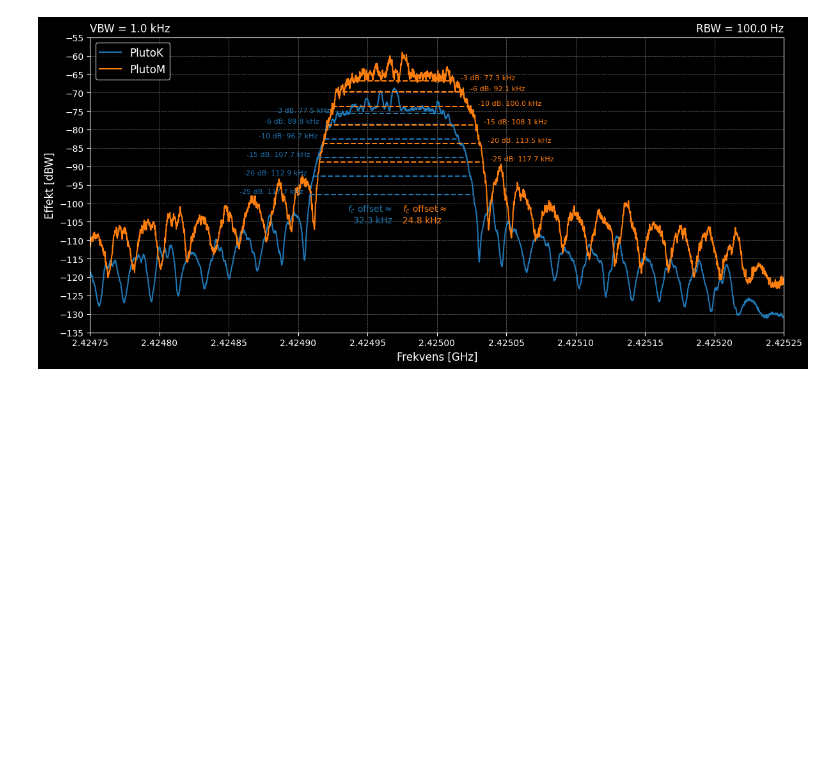
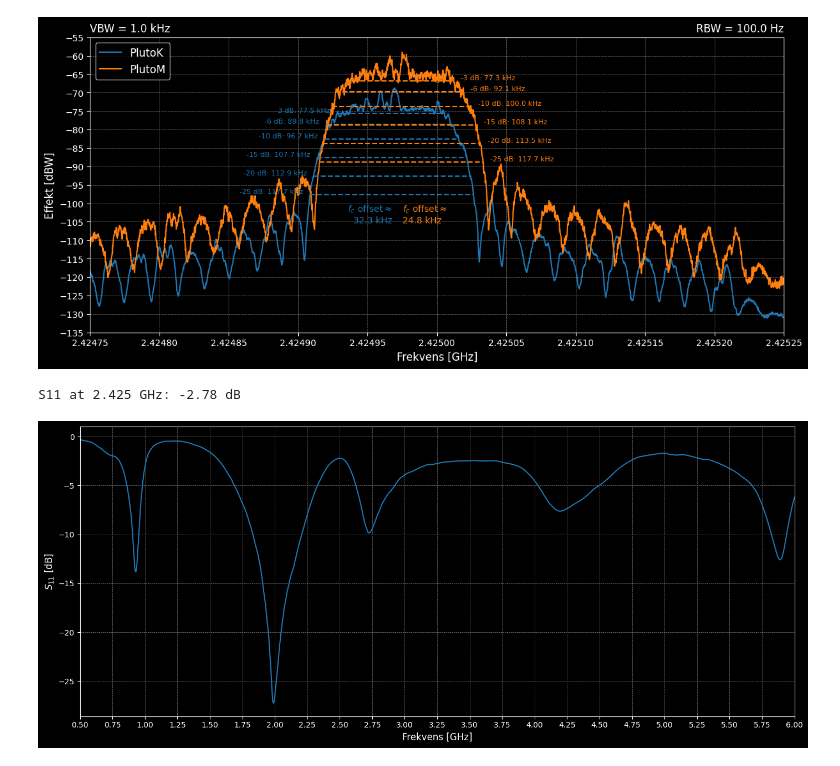
Before and after one commit to SkaugJr/TTT4145-Radiokommunikasjon, a Jupyter notebook: Prosjekt/meas.ipynb, the cells around one changed output. Cells and saved outputs as stored; diff of their text form; code cells hidden in the pictures; blank space fills up the shorter version.

```diff
--- a/Prosjekt/meas.ipynb
+++ b/Prosjekt/meas.ipynb
@@ -76,3 +76,39 @@ plt.show()
 PlutoK peak offset: 32.29 kHz
 PlutoM peak offset: 24.79 kHz
 [figure]
+# %%
+import skrf as rf
+import matplotlib.pyplot as plt
+import numpy as np
+
+# Last inn S11-data
+filnavn = "Måling/RadiokomDipolAntenne.s1p"
+antenne = rf.Network(filnavn)
+
+# Frekvens i Hz og S11 i dB
+freq = antenne.f / 1e9
+s11_db = antenne.s11.s_db.flatten()
+
+# find S11 at a certain frequency
+freq_target = 2.425 # Target frequency in Hz
+freq_target_index = np.argmin(np.abs(freq - freq_target))
+s11_target = s11_db[freq_target_index]
+print(f"S11 at {freq_target:.3f} GHz: {s11_target:.2f} dB")
+
+# Plot hele
+plt.style.use('dark_background')
+plt.figure(figsize=(14, 6))
+plt.plot(freq, s11_db, label="S11 (dB)", color='tab:blue')
+#plt.annotate("")
+plt.xlabel("Frekvens [GHz]")
+plt.ylabel("S11 [dB]")
+plt.xticks(np.arange(min(freq), max(freq)+0.1, 0.25))
+plt.xlim(min(freq), max(freq))
+plt.grid(color='gray', linestyle='--', linewidth=0.5)
+plt.ylabel(r'$S_{11}$ [dB]', fontsize=12)
+plt.xlabel('Frekvens [GHz]', fontsize=12)
+plt.tight_layout()
+plt.show()
+# %% [output]
+S11 at 2.425 GHz: -2.78 dB
+[figure, added]
```
